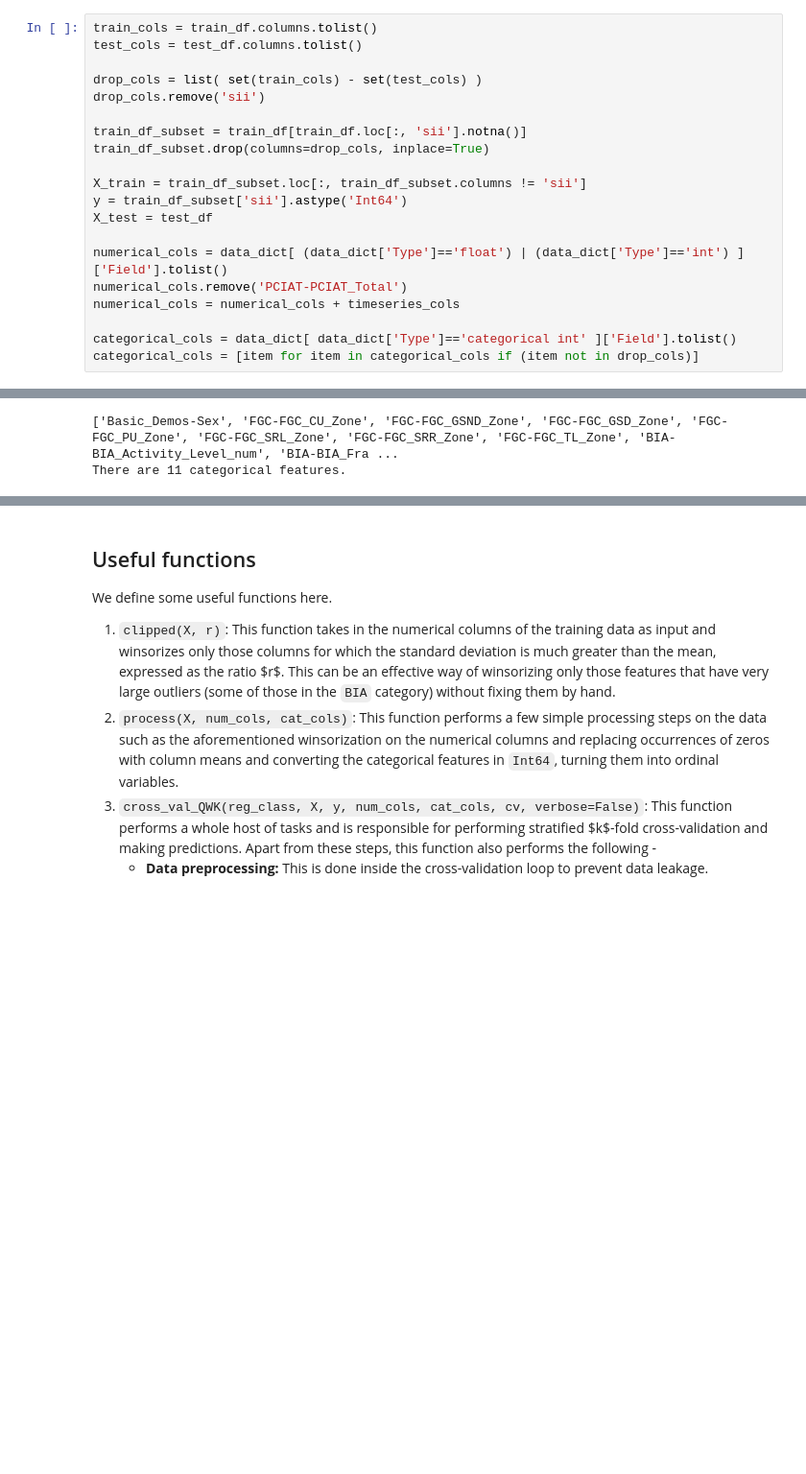
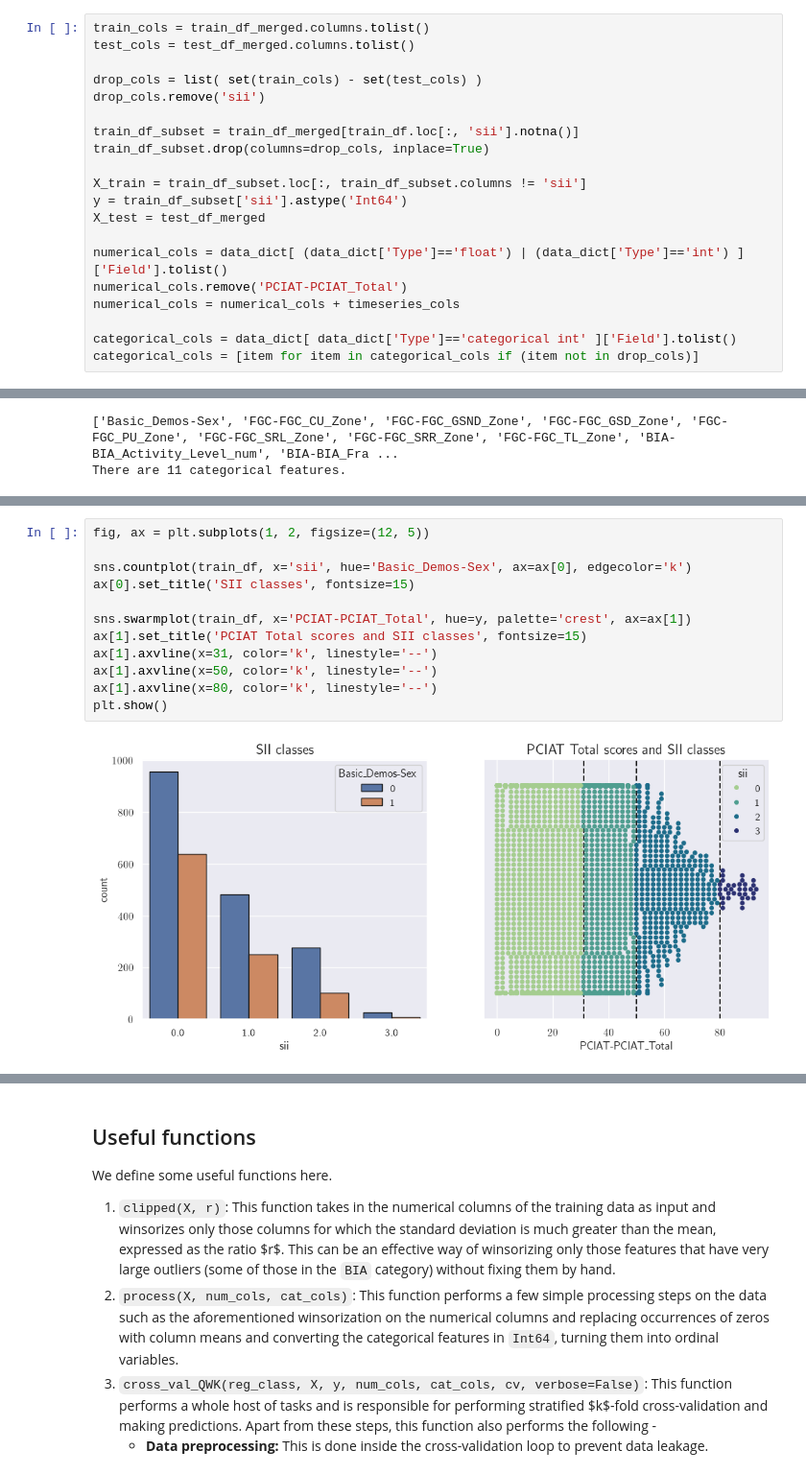
Before and after one commit to RM503/CMI-Problematic_Internet_Usage, a Jupyter notebook: notebooks/cmi_training_on_labeled_data.ipynb, the cells around one changed output, grey strips where cells are left out. Shown: that part at 96% size. Drawn from its saved outputs; the diff is of its cells as text; blank space fills up the shorter version.

````diff
--- a/notebooks/cmi_training_on_labeled_data.ipynb
+++ b/notebooks/cmi_training_on_labeled_data.ipynb
@@ -165,18 +166,18 @@ test_df.set_index('id', inplace=True)
 ## Initial preprocessing
 The different ```PCIAT``` columns are first removed from the training dataset. Then, I consider the subset of the data that has ```sii``` values associated with them. The numerical and categorical columns are then separated out. Here, the categorical columns are those features which are labeled as ```categorical int``` in ```data_dictionary.csv```. I will also remove any feature category that has 'Enrolment Season' or 'Season' in its descriptor.
 # %%
-train_cols = train_df.columns.tolist()
-test_cols = test_df.columns.tolist()
+train_cols = train_df_merged.columns.tolist()
+test_cols = test_df_merged.columns.tolist()
 
 drop_cols = list( set(train_cols) - set(test_cols) )
 drop_cols.remove('sii')
 
-train_df_subset = train_df[train_df.loc[:, 'sii'].notna()]
+train_df_subset = train_df_merged[train_df.loc[:, 'sii'].notna()]
 train_df_subset.drop(columns=drop_cols, inplace=True)
 
 X_train = train_df_subset.loc[:, train_df_subset.columns != 'sii']
 y = train_df_subset['sii'].astype('Int64')
-X_test = test_df
+X_test = test_df_merged
 
 numerical_cols = data_dict[ (data_dict['Type']=='float') | (data_dict['Type']=='int') ]['Field'].tolist()
 numerical_cols.remove('PCIAT-PCIAT_Total')
@@ -202,2 +209,16 @@ There are 11 categorical features.
 We can see that there is severe imbalance between the different ```sii``` classes, with ```sii``` of $0$ comprising of more than $40\%$ of the cases in the data. Hence, during cross-validation, stratification will become necessary. Even after stratification, however, the algorithm might not be able to effectively categorize ```sii``` of $3$ since it comprises of such a small proportion of the sample.
+# %%
+fig, ax = plt.subplots(1, 2, figsize=(12, 5))
+
+sns.countplot(train_df, x='sii', hue='Basic_Demos-Sex', ax=ax[0], edgecolor='k')
+ax[0].set_title('SII classes', fontsize=15)
+
+sns.swarmplot(train_df, x='PCIAT-PCIAT_Total', hue=y, palette='crest', ax=ax[1])
+ax[1].set_title('PCIAT Total scores and SII classes', fontsize=15)
+ax[1].axvline(x=31, color='k', linestyle='--')
+ax[1].axvline(x=50, color='k', linestyle='--')
+ax[1].axvline(x=80, color='k', linestyle='--')
+plt.show()
+# %% [output]
+[figure, added]
 # %%
````
Also changed, not shown: parts of 18 cells of this notebook.
